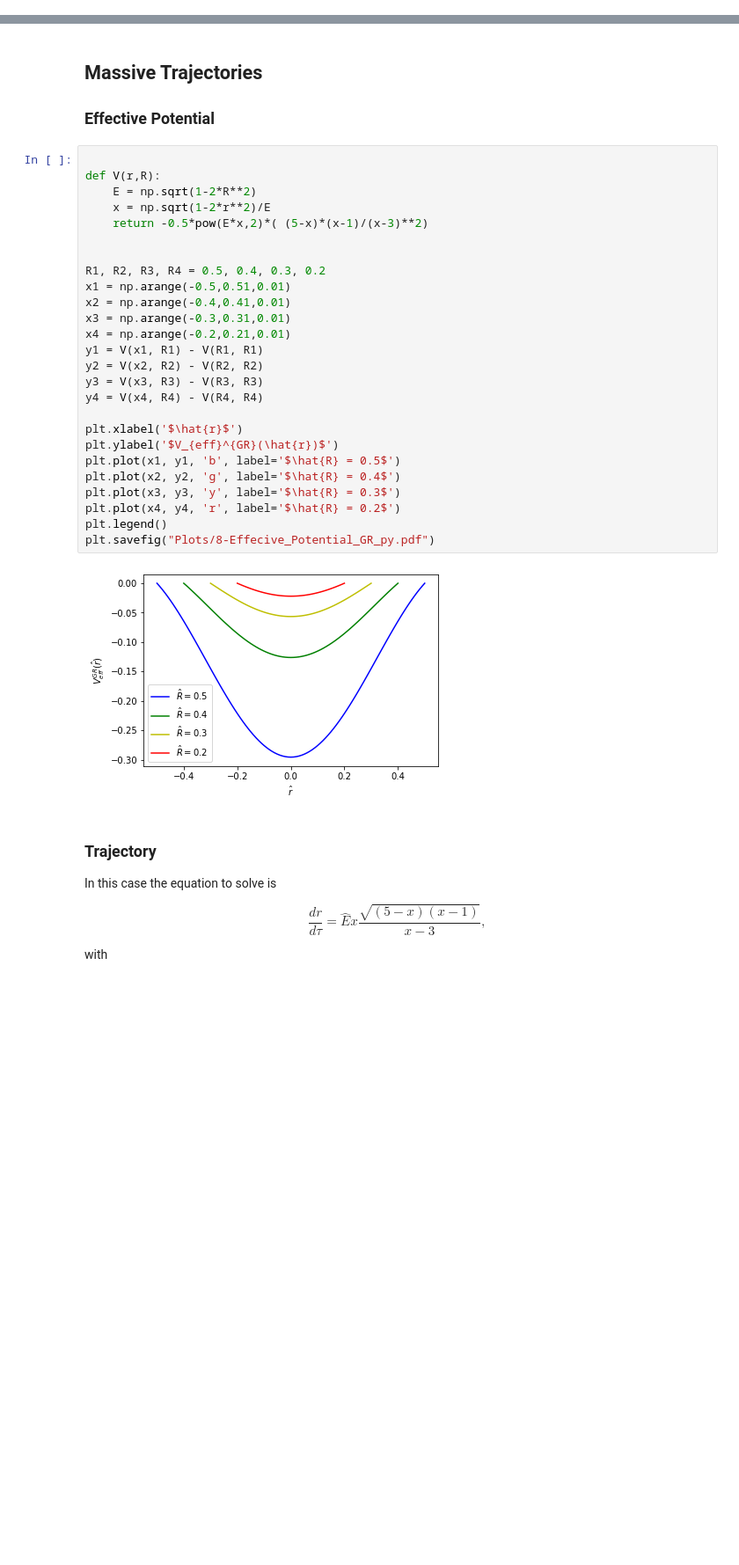
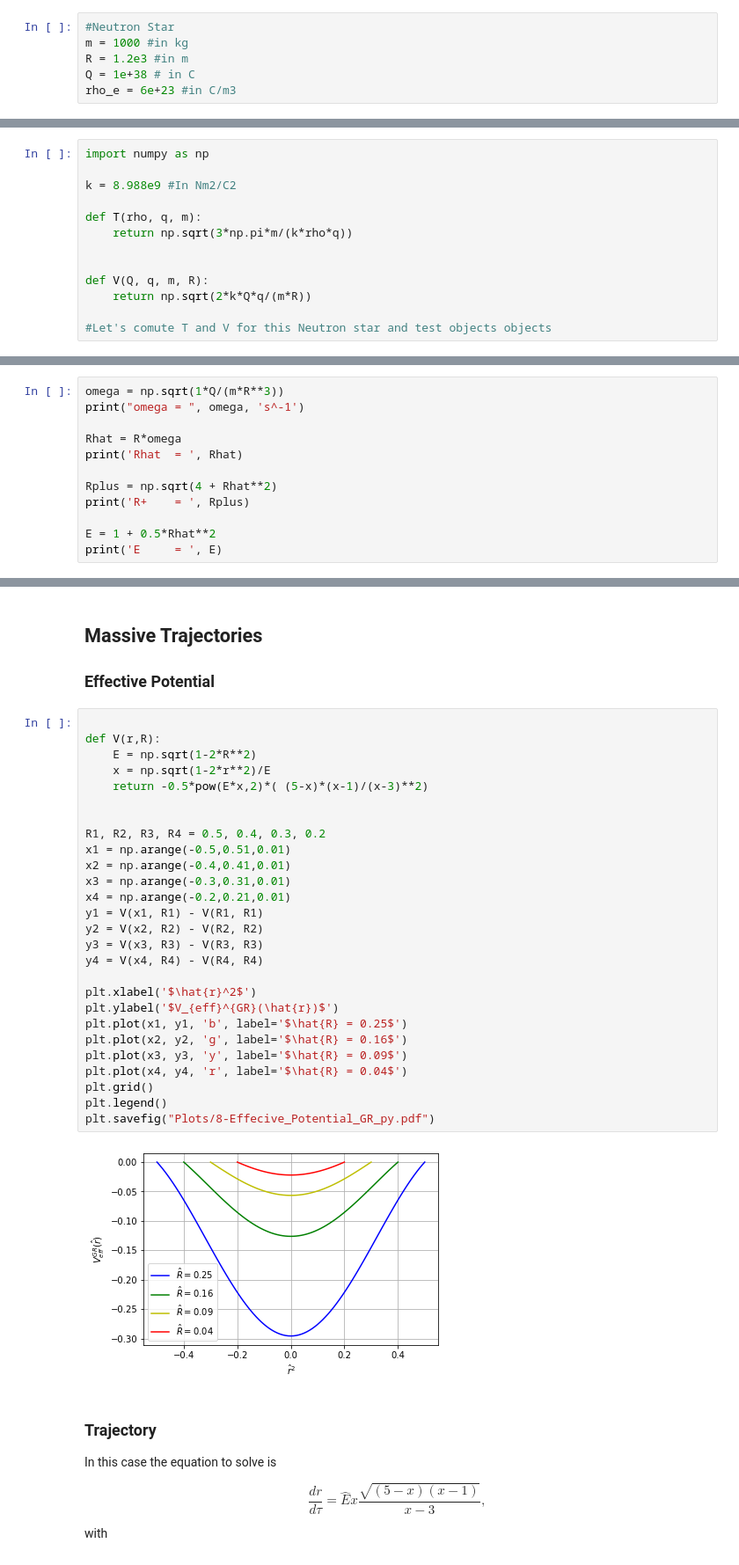
Before and after one commit to nigomezcr/Bachelors-Dissertation, a Jupyter notebook: 2-Relativistic Gravity Train/RelativisticGravityTrain.ipynb, the cells around one changed output, grey strips where cells are left out. Shown: that part at 88% size. Drawn from its saved outputs; the diff is of its cells as text; blank space fills up the shorter version.

```diff
--- a/2-Relativistic Gravity Train/RelativisticGravityTrain.ipynb
+++ b/2-Relativistic Gravity Train/RelativisticGravityTrain.ipynb
@@ -93,0 +88,6 @@ v =  42398113.165564336 m/s
+# %%
+#Neutron Star
+m = 1000 #in kg
+R = 1.2e3 #in m
+Q = 1e+38 # in C
+rho_e = 6e+23 #in C/m3
@@ -93,0 +96,13 @@ v =  42398113.165564336 m/s
+# %%
+import numpy as np
+
+k = 8.988e9 #In Nm2/C2
+
+def T(rho, q, m):
+    return np.sqrt(3*np.pi*m/(k*rho*q))
+
+
+def V(Q, q, m, R):
+    return np.sqrt(2*k*Q*q/(m*R))
+
+#Let's comute T and V for this Neutron star and test objects objects
@@ -93,0 +188,12 @@ v =  42398113.165564336 m/s
+# %%
+omega = np.sqrt(1*Q/(m*R**3))
+print("omega = ", omega, 's^-1')
+
+Rhat = R*omega
+print('Rhat  = ', Rhat)
+
+Rplus = np.sqrt(4 + Rhat**2)
+print('R+    = ', Rplus)
+
+E = 1 + 0.5*Rhat**2
+print('E     = ', E)
@@ -472,31 +624,32 @@ Plot_Null_trajectory(t,x)
 # %%
 
 def V(r,R):
     E = np.sqrt(1-2*R**2)
     x = np.sqrt(1-2*r**2)/E
     return -0.5*pow(E*x,2)*( (5-x)*(x-1)/(x-3)**2)
 
 
 R1, R2, R3, R4 = 0.5, 0.4, 0.3, 0.2
 x1 = np.arange(-0.5,0.51,0.01)
 x2 = np.arange(-0.4,0.41,0.01)
 x3 = np.arange(-0.3,0.31,0.01)
 x4 = np.arange(-0.2,0.21,0.01)
 y1 = V(x1, R1) - V(R1, R1)
 y2 = V(x2, R2) - V(R2, R2)
 y3 = V(x3, R3) - V(R3, R3)
 y4 = V(x4, R4) - V(R4, R4)
 
-plt.xlabel('$\hat{r}$')
+plt.xlabel('$\hat{r}^2$')
 plt.ylabel('$V_{eff}^{GR}(\hat{r})$')
-plt.plot(x1, y1, 'b', label='$\hat{R} = 0.5$')
-plt.plot(x2, y2, 'g', label='$\hat{R} = 0.4$')
-plt.plot(x3, y3, 'y', label='$\hat{R} = 0.3$')
-plt.plot(x4, y4, 'r', label='$\hat{R} = 0.2$')
+plt.plot(x1, y1, 'b', label='$\hat{R} = 0.25$')
+plt.plot(x2, y2, 'g', label='$\hat{R} = 0.16$')
+plt.plot(x3, y3, 'y', label='$\hat{R} = 0.09$')
+plt.plot(x4, y4, 'r', label='$\hat{R} = 0.04$')
+plt.grid()
 plt.legend()
 plt.savefig("Plots/8-Effecive_Potential_GR_py.pdf")
 # %% [output]
-[figure, old version]
+[figure, new version]
 # %% [markdown]
 ### Trajectory
 
```
Also changed, not shown: parts of 33 cells of this notebook, 7 other files.
